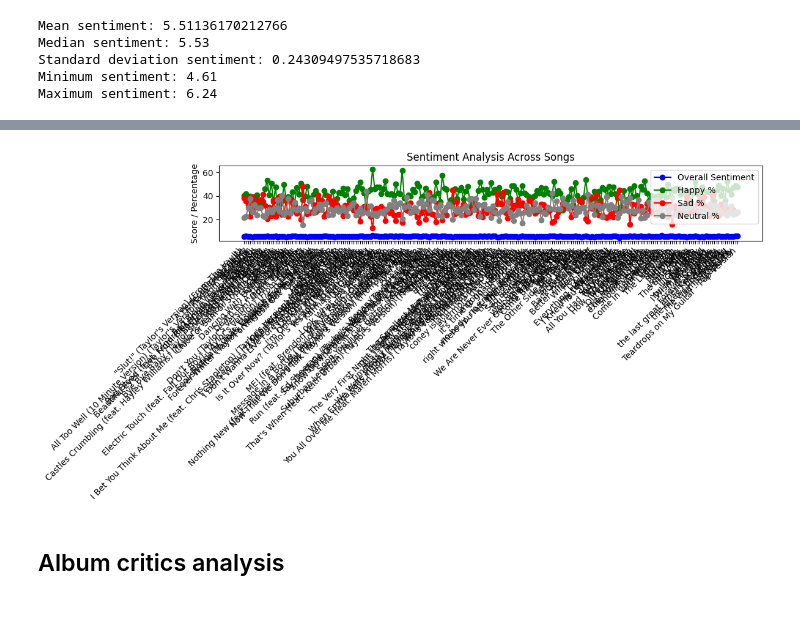
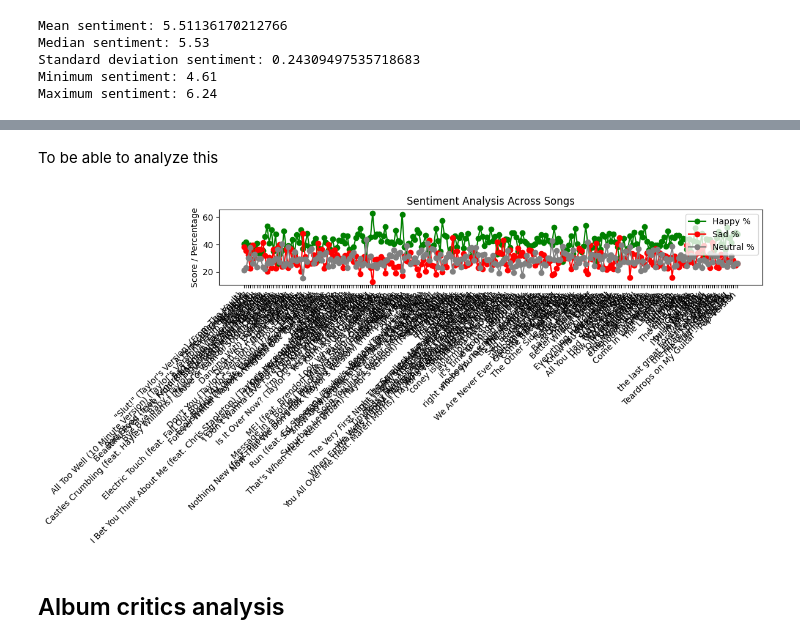
Before and after one commit to raquel-ch/sg_project, a Jupyter notebook: Sentiment.ipynb, the cells around one changed output, grey strips where cells are left out. Saved outputs shown, nothing was run; the diff lists cells and outputs as text; code cells hidden in the pictures; blank space fills up the shorter version.

Commit message:
sentiment distribution plot

```diff
--- a/Sentiment.ipynb
+++ b/Sentiment.ipynb
@@ -234,29 +246,30 @@ sentiment_df.head()
 | 2 | A Perfectly Good Heart | 5.50 | 37.50 | 32.50 | 30.00 | heart (7.22), perfectly (7.28), l... | tear (3.1), scar (3.28), cant (3.48) |
 | 3 | A Place in this World | 5.38 | 39.66 | 22.41 | 37.93 | life (7.32), lucky (7.68), sunshi... | ill (2.42), wrong (3.14), alone (... |
 | 4 | Afterglow | 5.01 | 34.21 | 39.47 | 26.32 | like (7.22), heart (7.22), love (... | jail (1.76), crying (2.04), hurt ... |
+# %% [markdown]
+To be able to analyze this
 # %%
 songs = sentiment_df["Song"]
 happy = sentiment_df["Happy %"]
 sad = sentiment_df["Sad %"]
 neutral = sentiment_df["Neutral %"]
 
 plt.figure(figsize=(12, 6))
-plt.plot(songs, sentiment_df["Sentiment"], marker="o", label="Overall Sentiment", color="blue")
 plt.plot(songs, happy, marker="o", label="Happy %", color="green")
 plt.plot(songs, sad, marker="o", label="Sad %", color="red")
 plt.plot(songs, neutral, marker="o", label="Neutral %", color="gray")
 
 # Personalizar
 plt.title("Sentiment Analysis Across Songs")
 plt.ylabel("Score / Percentage")
 plt.xticks(rotation=45, ha="right")
 plt.legend()
 plt.tight_layout()
 
 # Mostrar
 plt.show()
 # %% [output]
-[figure, old version]
+[figure, new version]
 # %% [markdown]
 ## Album critics analysis
 # %% [markdown]
```
Also changed, not shown: parts of 1 cell of this notebook.
